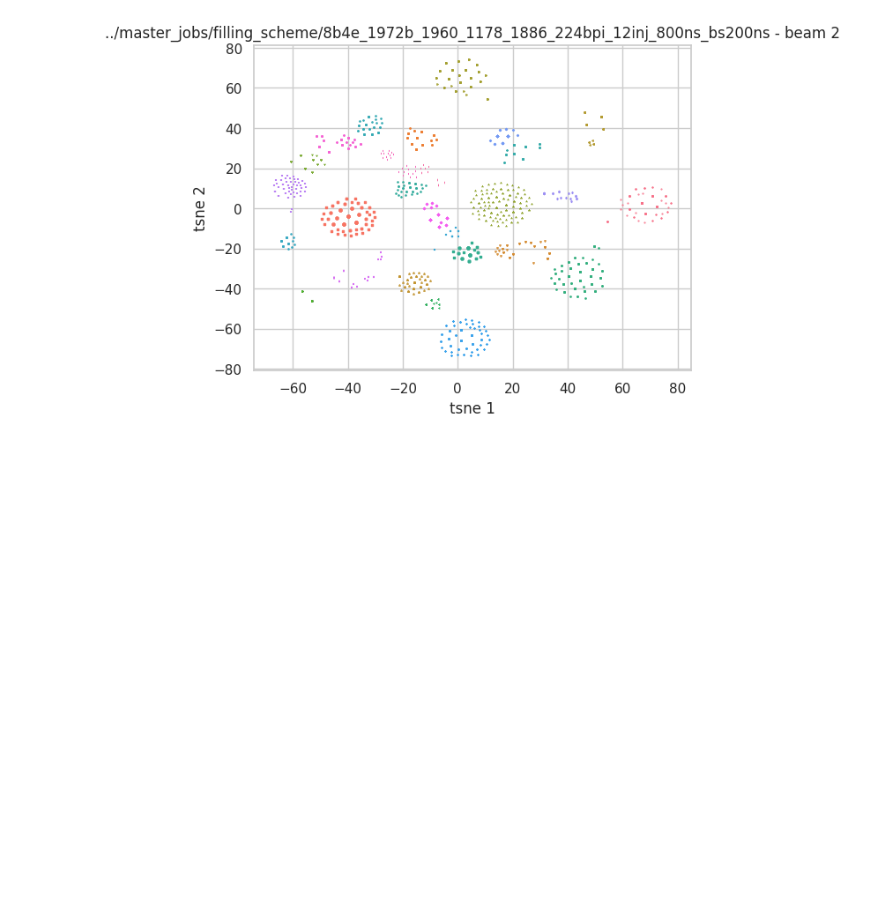
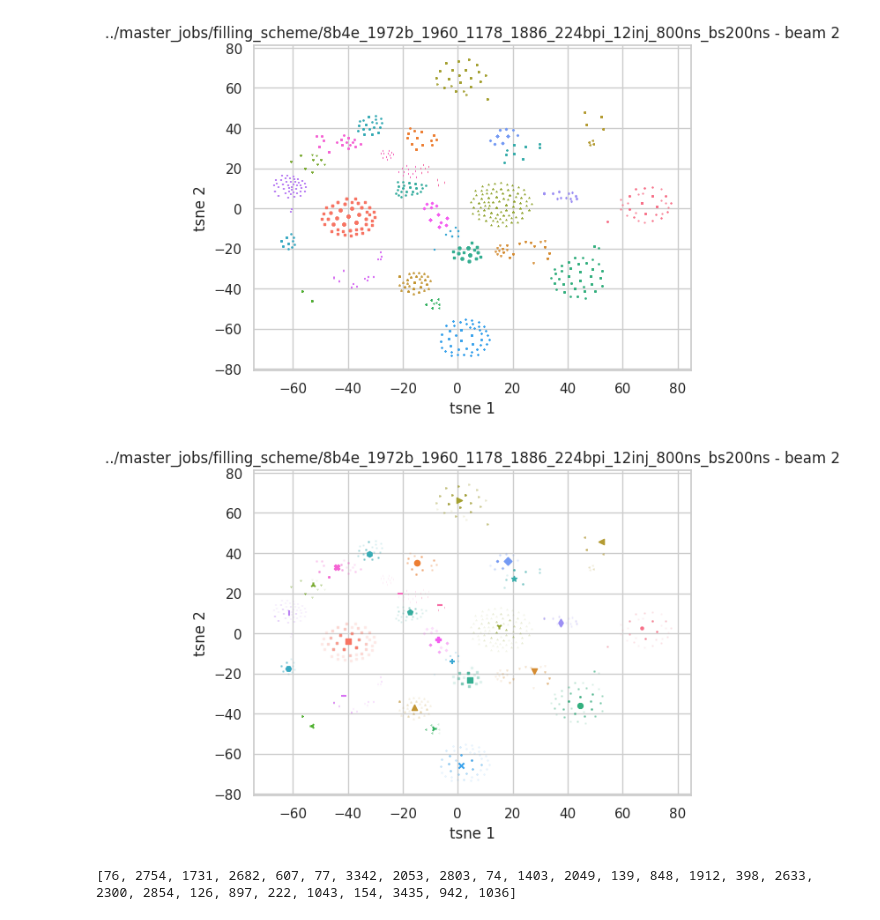
Before and after one commit to ColasDroin/DA_study, a Jupyter notebook: master_study/analysis/cluster_filling_schemes.ipynb, the cells around one changed output. Saved outputs shown, nothing was run; the diff lists cells and outputs as text; code cells hidden in the pictures; blank space fills up the shorter version.

Commit message:
Finished clustering analysis

```diff
--- a/master_study/analysis/cluster_filling_schemes.ipynb
+++ b/master_study/analysis/cluster_filling_schemes.ipynb
@@ -226,9 +209,9 @@ array_bunches_2d = tsne.fit_transform(scaled_array_bunches)
 # Cluster the bunches in 14 clusters
 n_clusters = 27
 #kmeans = GaussianMixture(n_clusters=n_clusters, random_state=random_state).fit(array_bunches_2d)
-kmeans = GaussianMixture(n_components=n_clusters, random_state=48, covariance_type = 'full').fit(array_bunches_2d)
+gm_clusters = GaussianMixture(n_components=n_clusters, random_state=48, covariance_type = 'full').fit(array_bunches_2d)
 #bunches_labels = kmeans.labels_
-bunches_labels = kmeans.predict(array_bunches_2d)
+bunches_labels = gm_clusters.predict(array_bunches_2d)
 color_list = sns.color_palette("husl", n_clusters)
 marker_list = list(Line2D.markers.keys())
 # Plot the clusters in 2D
@@ -243,6 +226,50 @@ ax.set_xlabel('tsne 1')
 ax.set_ylabel('tsne 2')
 ax.set_title(patt.scheme_name + ' - ' + beam.beam_name)
 #plt.show()
-plt.savefig(f"_{beam.beam_name.replace(' ', '')}_bb_clusters.pdf")
+plt.savefig(f"{beam.beam_name.replace(' ', '')}_bb_clusters.pdf")
 # %% [output]
 [figure]
+# %%
+# Get the index of the point closest to the centroid of each cluster (using bunches_labels)
+l_idx = []
+for i in range(n_clusters):
+    centroid = np.mean(array_bunches_2d[bunches_labels==i], axis=0)
+    dist = np.sqrt( (array_bunches_2d[bunches_labels==i,0] - centroid[0])**2 + (array_bunches_2d[bunches_labels==i,1] - centroid[1])**2 )
+    l_idx.append(np.argmin(dist))
+
+# # Plot all the bunches along with the bunches selected in the previous step (in 2D)
+fig = plt.figure()
+ax = fig.add_subplot(111)
+for i in range(n_clusters):
+    ax.scatter(array_bunches_2d[bunches_labels==i, 0],
+                array_bunches_2d[bunches_labels==i, 1],
+                label=f'cluster {i}', color=color_list[i], s=1, marker = marker_list[i], alpha=0.1)
+    ax.scatter(array_bunches_2d[bunches_labels==i, 0][l_idx[i]],
+                array_bunches_2d[bunches_labels==i, 1][l_idx[i]],
+                label=f'cluster {i}', color=color_list[i], s=20, marker = marker_list[i])
+#ax.legend()
+ax.set_xlabel('tsne 1')
+ax.set_ylabel('tsne 2')
+ax.set_title(patt.scheme_name + ' - ' + beam.beam_name)
+plt.show()
+# %% [output]
+[figure, added]
+# %%
+# Get the bunches corresponding to the index (keeping only the first one, as many bunches are identical)
+l_bunches = []
+for i in range(n_clusters):
+    # Get index in array_bunches_2d first
+    array_cluster = array_bunches_2d[bunches_labels==i]
+
+    # Get the list of clusters corresponding to the central bunch
+    l_idx_centroids =  np.where((array_bunches_2d[:,0] == array_cluster[l_idx[i]][0]) & (array_bunches_2d[:,1] == array_cluster[l_idx[i]][1]))[0]
+
+    # Only keep one (they're all identical)
+    idx = l_idx_centroids[0]
+
+    # Add the corresponding index from the dataframe
+    l_bunches.append(bbs.index[idx])
+
+print(l_bunches)
+# %% [output]
+[76, 2754, 1731, 2682, 607, 77, 3342, 2053, 2803, 74, 1403, 2049, 139, 848, 1912, 398, 2633, 2300, 2854, 126, 897, 222, 1043, 154, 3435, 942, 1036]
```
Also changed, not shown: parts of 2 cells of this notebook, 7 other files.
